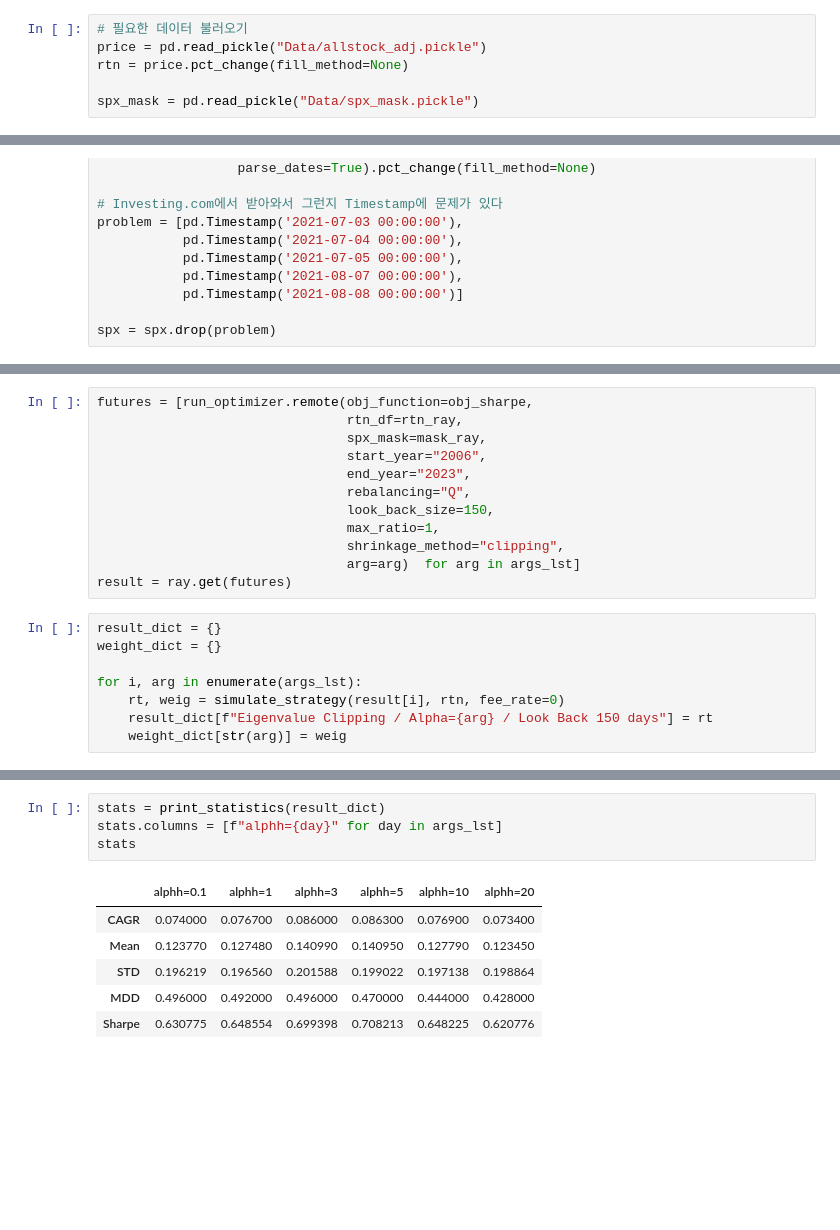
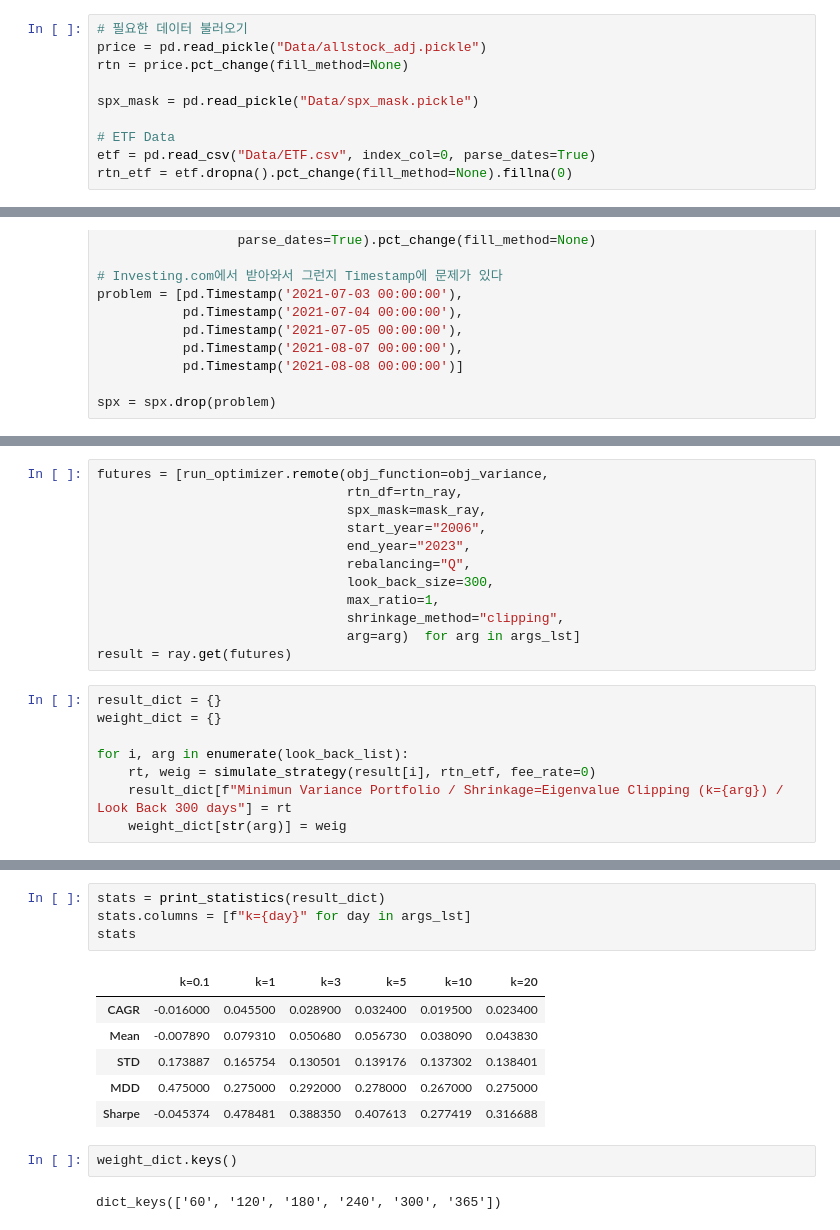
Before and after one commit to Je-Hyeon/Portfolio-Optimization-2023-FR-Project-, a Jupyter notebook: optimize_pf.ipynb, the cells around one changed output, grey strips where cells are left out. Saved outputs shown, nothing was run; the diff lists cells and outputs as text; blank space fills up the shorter version.

```diff
--- a/optimize_pf.ipynb
+++ b/optimize_pf.ipynb
@@ -25,6 +25,10 @@ price = pd.read_pickle("Data/allstock_adj.pickle")
 rtn = price.pct_change(fill_method=None)
 
 spx_mask = pd.read_pickle("Data/spx_mask.pickle")
+
+# ETF Data
+etf = pd.read_csv("Data/ETF.csv", index_col=0, parse_dates=True)
+rtn_etf = etf.dropna().pct_change(fill_method=None).fillna(0)
 # %%
 # Ray를 사용하기 위해 Ray데이터 생성
 rtn_ray = ray.put(rtn)
@@ -52,11 +91,11 @@ args_lst = [0.1, 1, 3, 5, 10, 20]
 # %%
-futures = [run_optimizer.remote(obj_function=obj_sharpe,
+futures = [run_optimizer.remote(obj_function=obj_variance,
                                 rtn_df=rtn_ray,
                                 spx_mask=mask_ray,
                                 start_year="2006",
                                 end_year="2023",
                                 rebalancing="Q",
-                                look_back_size=150,
+                                look_back_size=300,
                                 max_ratio=1,
                                 shrinkage_method="clipping",
                                 arg=arg)  for arg in args_lst]
@@ -65,9 +104,9 @@ result = ray.get(futures)
 result_dict = {}
 weight_dict = {}
 
-for i, arg in enumerate(args_lst):
-    rt, weig = simulate_strategy(result[i], rtn, fee_rate=0)
-    result_dict[f"Eigenvalue Clipping / Alpha={arg} / Look Back 150 days"] = rt
+for i, arg in enumerate(look_back_list):
+    rt, weig = simulate_strategy(result[i], rtn_etf, fee_rate=0)
+    result_dict[f"Minimun Variance Portfolio / Shrinkage=Eigenvalue Clipping (k={arg}) / Look Back 300 days"] = rt
     weight_dict[str(arg)] = weig
 # %%
 draw_return_result(result_dict,
@@ -78,12 +117,16 @@ draw_return_result(result_dict,
 # %%
 stats = print_statistics(result_dict)
-stats.columns = [f"alphh={day}" for day in args_lst]
+stats.columns = [f"k={day}" for day in args_lst]
 stats
 # %% [output]
-|  | alphh=0.1 | alphh=1 | alphh=3 | alphh=5 | alphh=10 | alphh=20 |
-| CAGR | 0.074000 | 0.076700 | 0.086000 | 0.086300 | 0.076900 | 0.073400 |
-| Mean | 0.123770 | 0.127480 | 0.140990 | 0.140950 | 0.127790 | 0.123450 |
-| STD | 0.196219 | 0.196560 | 0.201588 | 0.199022 | 0.197138 | 0.198864 |
-| MDD | 0.496000 | 0.492000 | 0.496000 | 0.470000 | 0.444000 | 0.428000 |
-| Sharpe | 0.630775 | 0.648554 | 0.699398 | 0.708213 | 0.648225 | 0.620776 |
+|  | k=0.1 | k=1 | k=3 | k=5 | k=10 | k=20 |
+| CAGR | -0.016000 | 0.045500 | 0.028900 | 0.032400 | 0.019500 | 0.023400 |
+| Mean | -0.007890 | 0.079310 | 0.050680 | 0.056730 | 0.038090 | 0.043830 |
+| STD | 0.173887 | 0.165754 | 0.130501 | 0.139176 | 0.137302 | 0.138401 |
+| MDD | 0.475000 | 0.275000 | 0.292000 | 0.278000 | 0.267000 | 0.275000 |
+| Sharpe | -0.045374 | 0.478481 | 0.388350 | 0.407613 | 0.277419 | 0.316688 |
+# %%
+weight_dict.keys()
+# %% [output]
+dict_keys(['60', '120', '180', '240', '300', '365'])
 # %%
```
Also changed, not shown: parts of 11 cells of this notebook, 7 other files.
